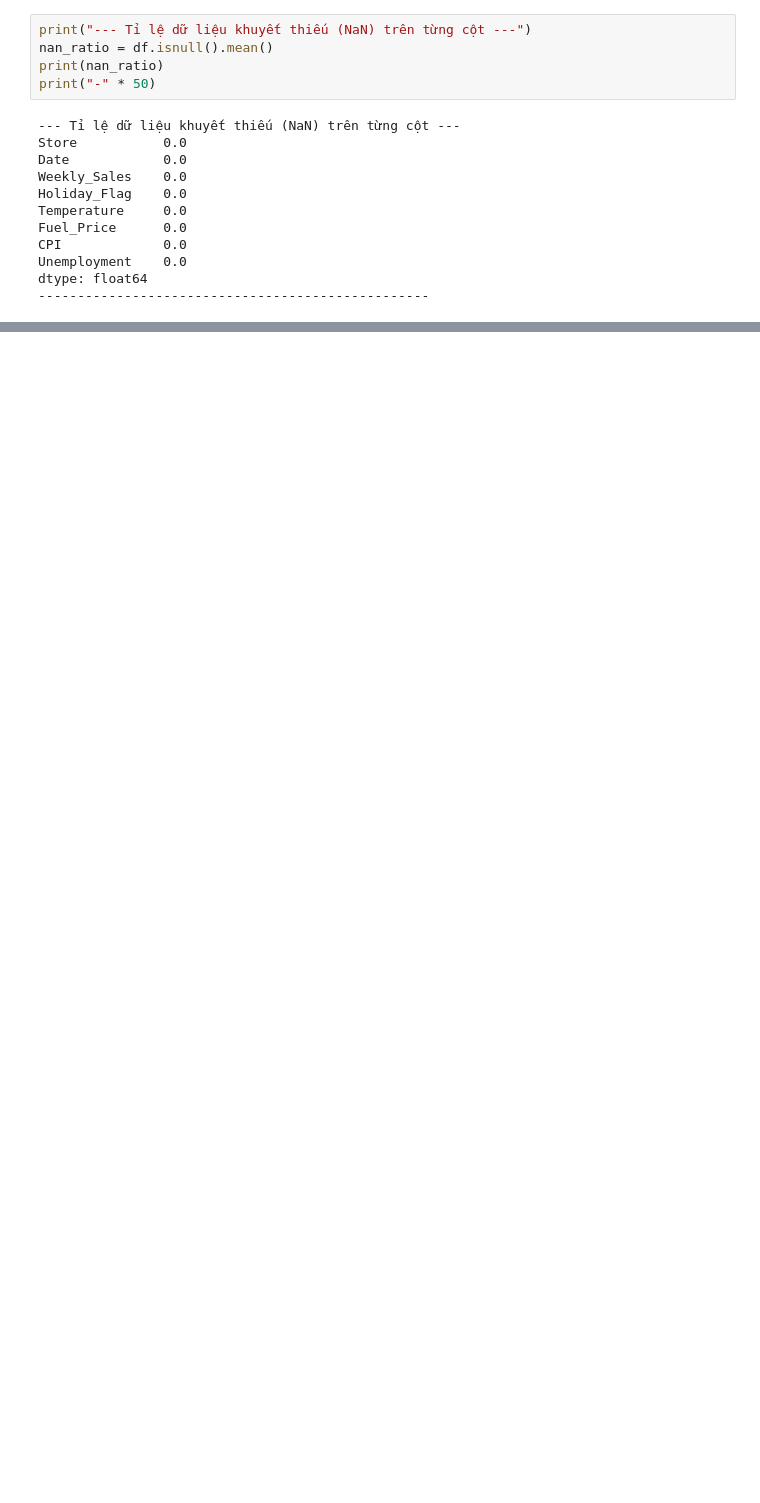
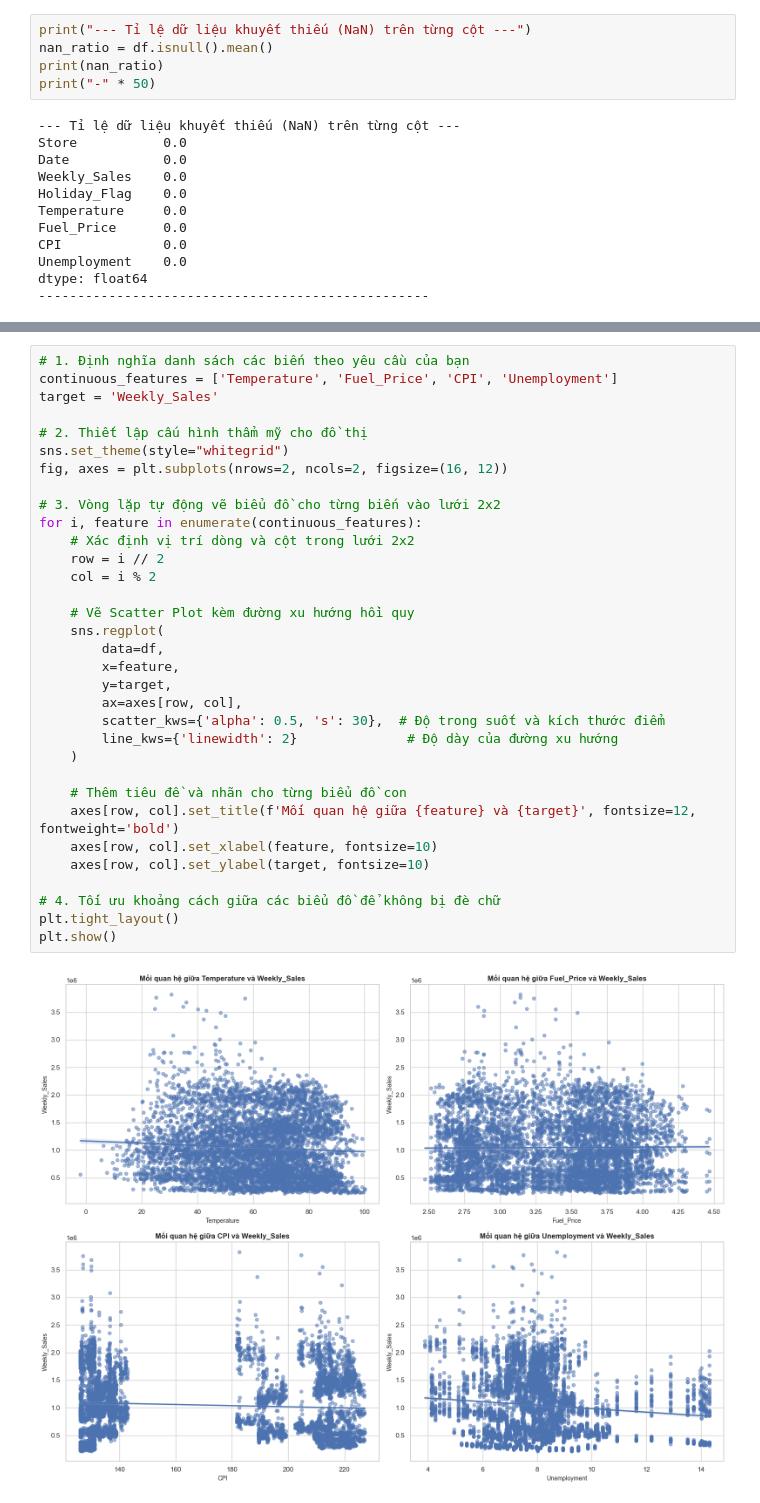
Before and after one commit to lamphat344961-alt/May_-hoc_thong_ke, a Jupyter notebook: TH1/cau_4.ipynb, the cells around one changed output, grey strips where cells are left out. Cells and saved outputs as stored; diff of their text form; blank space fills up the shorter version.

```diff
--- a/TH1/cau_4.ipynb
+++ b/TH1/cau_4.ipynb
@@ -237,0 +204,35 @@ Test RMSE: 494505.45
+# %%
+# 1. Định nghĩa danh sách các biến theo yêu cầu của bạn
+continuous_features = ['Temperature', 'Fuel_Price', 'CPI', 'Unemployment']
+target = 'Weekly_Sales'
+
+# 2. Thiết lập cấu hình thẩm mỹ cho đồ thị
+sns.set_theme(style="whitegrid")
+fig, axes = plt.subplots(nrows=2, ncols=2, figsize=(16, 12))
+
+# 3. Vòng lặp tự động vẽ biểu đồ cho từng biến vào lưới 2x2
+for i, feature in enumerate(continuous_features):
+    # Xác định vị trí dòng và cột trong lưới 2x2
+    row = i // 2
+    col = i % 2
+
+    # Vẽ Scatter Plot kèm đường xu hướng hồi quy
+    sns.regplot(
+        data=df,
+        x=feature,
+        y=target,
+        ax=axes[row, col],
+        scatter_kws={'alpha': 0.5, 's': 30},  # Độ trong suốt và kích thước điểm
+        line_kws={'linewidth': 2}              # Độ dày của đường xu hướng
+    )
+
+    # Thêm tiêu đề và nhãn cho từng biểu đồ con
+    axes[row, col].set_title(f'Mối quan hệ giữa {feature} và {target}', fontsize=12, fontweight='bold')
+    axes[row, col].set_xlabel(feature, fontsize=10)
+    axes[row, col].set_ylabel(target, fontsize=10)
+
+# 4. Tối ưu khoảng cách giữa các biểu đồ để không bị đè chữ
+plt.tight_layout()
+plt.show()
+# %% [output]
+[figure, added]
```
Also changed, not shown: parts of 43 cells of this notebook, 5 other files.
